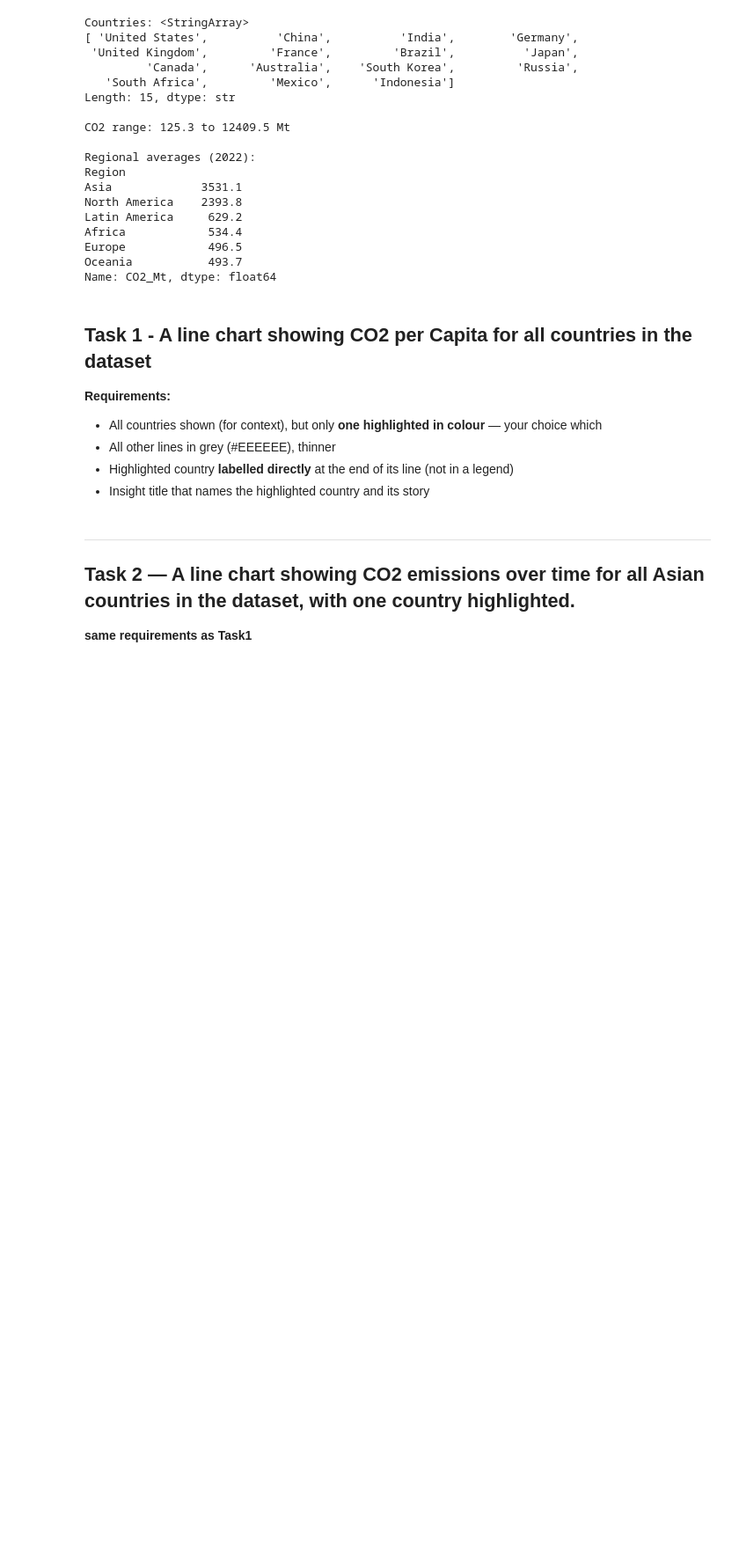
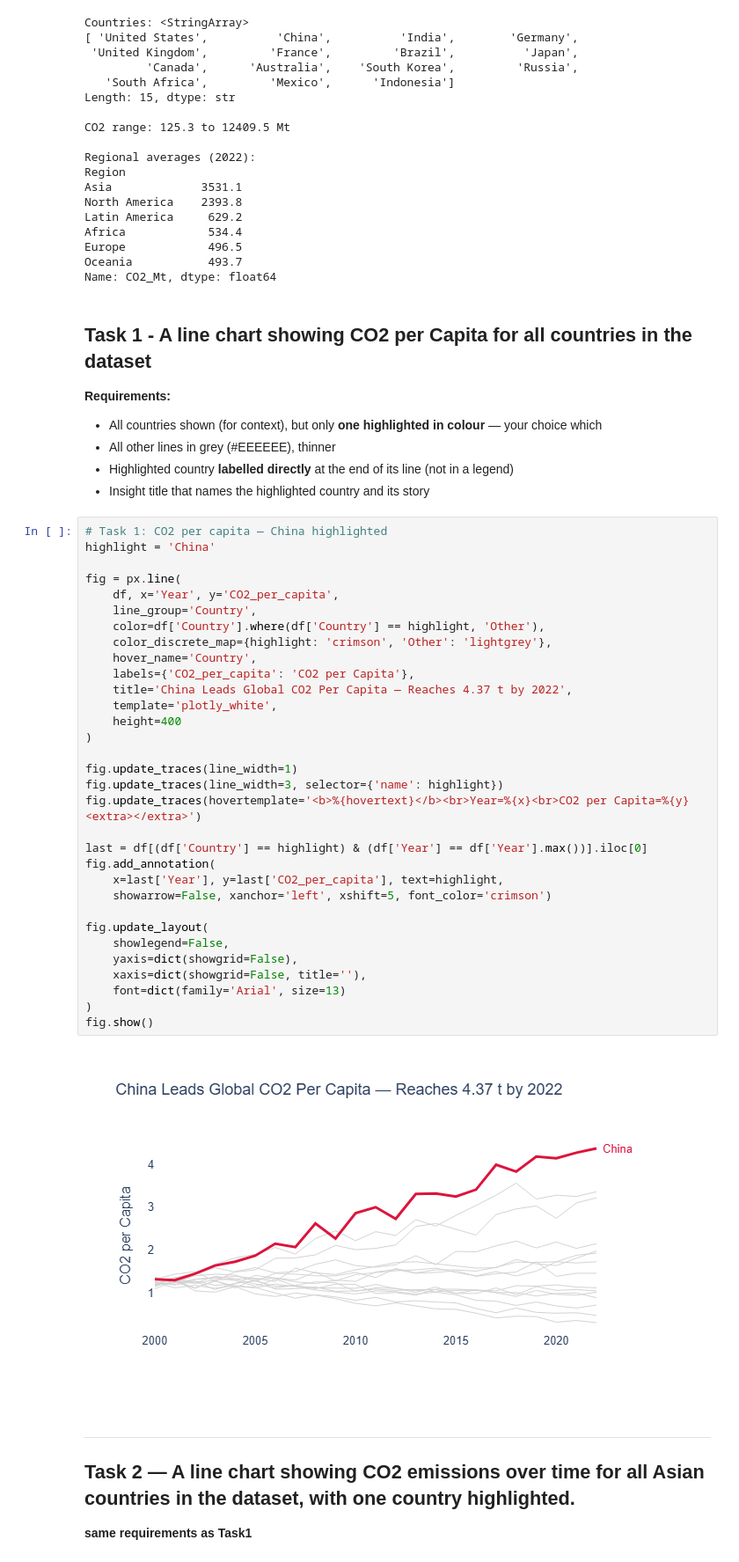
Before and after one commit to raj17-dev/dataviz-exercises-raj-ravindra-singh, a Jupyter notebook: week03/lecture03_exercise.ipynb, the cells around one changed output. Shown at 88% size. Cells and saved outputs as stored; diff of their text form; blank space fills up the shorter version.

```diff
--- a/week03/lecture03_exercise.ipynb
+++ b/week03/lecture03_exercise.ipynb
@@ -61,6 +61,40 @@ Name: CO2_Mt, dtype: float64
 - All other lines in grey (#EEEEEE), thinner
 - Highlighted country **labelled directly** at the end of its line (not in a legend)
 - Insight title that names the highlighted country and its story
+# %%
+# Task 1: CO2 per capita — China highlighted
+highlight = 'China'
+
+fig = px.line(
+    df, x='Year', y='CO2_per_capita',
+    line_group='Country',
+    color=df['Country'].where(df['Country'] == highlight, 'Other'),
+    color_discrete_map={highlight: 'crimson', 'Other': 'lightgrey'},
+    hover_name='Country',
+    labels={'CO2_per_capita': 'CO2 per Capita'},
+    title='China Leads Global CO2 Per Capita — Reaches 4.37 t by 2022',
+    template='plotly_white',
+    height=400
+)
+
+fig.update_traces(line_width=1)
+fig.update_traces(line_width=3, selector={'name': highlight})
+fig.update_traces(hovertemplate='<b>%{hovertext}</b><br>Year=%{x}<br>CO2 per Capita=%{y}<extra></extra>')
+
+last = df[(df['Country'] == highlight) & (df['Year'] == df['Year'].max())].iloc[0]
+fig.add_annotation(
+    x=last['Year'], y=last['CO2_per_capita'], text=highlight,
+    showarrow=False, xanchor='left', xshift=5, font_color='crimson')
+
+fig.update_layout(
+    showlegend=False,
+    yaxis=dict(showgrid=False),
+    xaxis=dict(showgrid=False, title=''),
+    font=dict(family='Arial', size=13)
+)
+fig.show()
+# %% [output]
+[figure, added]
 # %% [markdown]
 ---
 ## Task 2 — A line chart showing CO2 emissions over time for all Asian countries in the dataset, with one country highlighted.
```
Also changed, not shown: parts of 1 cell of this notebook.
